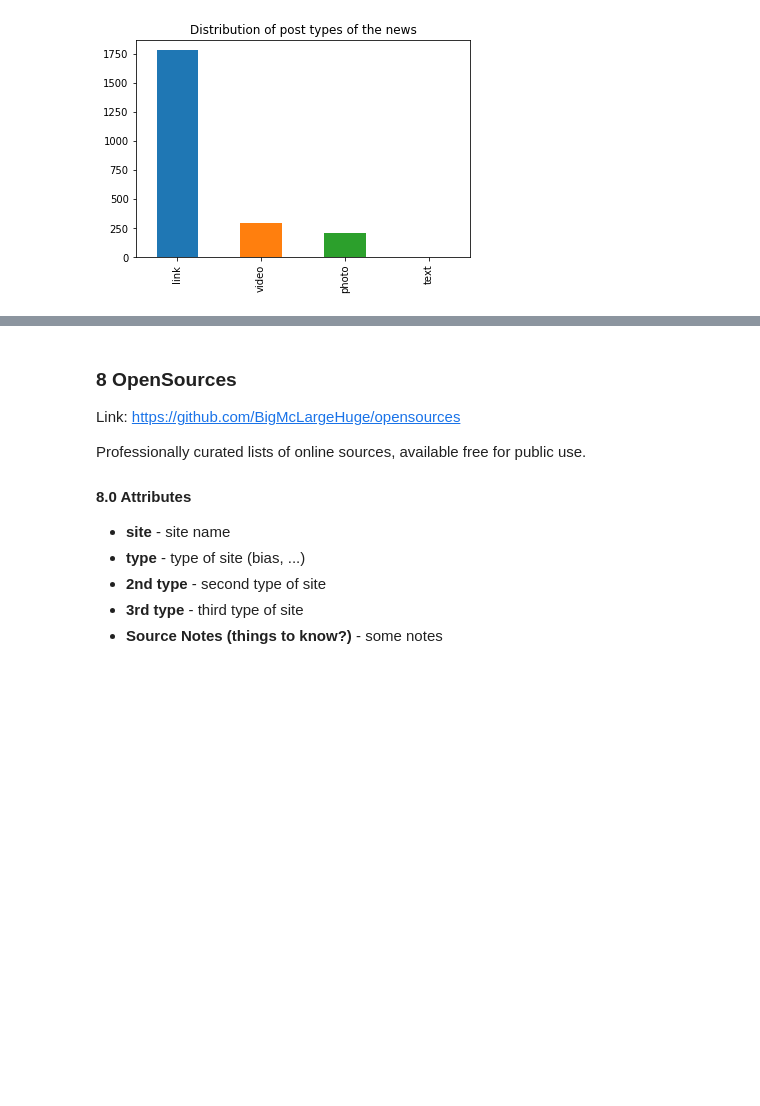
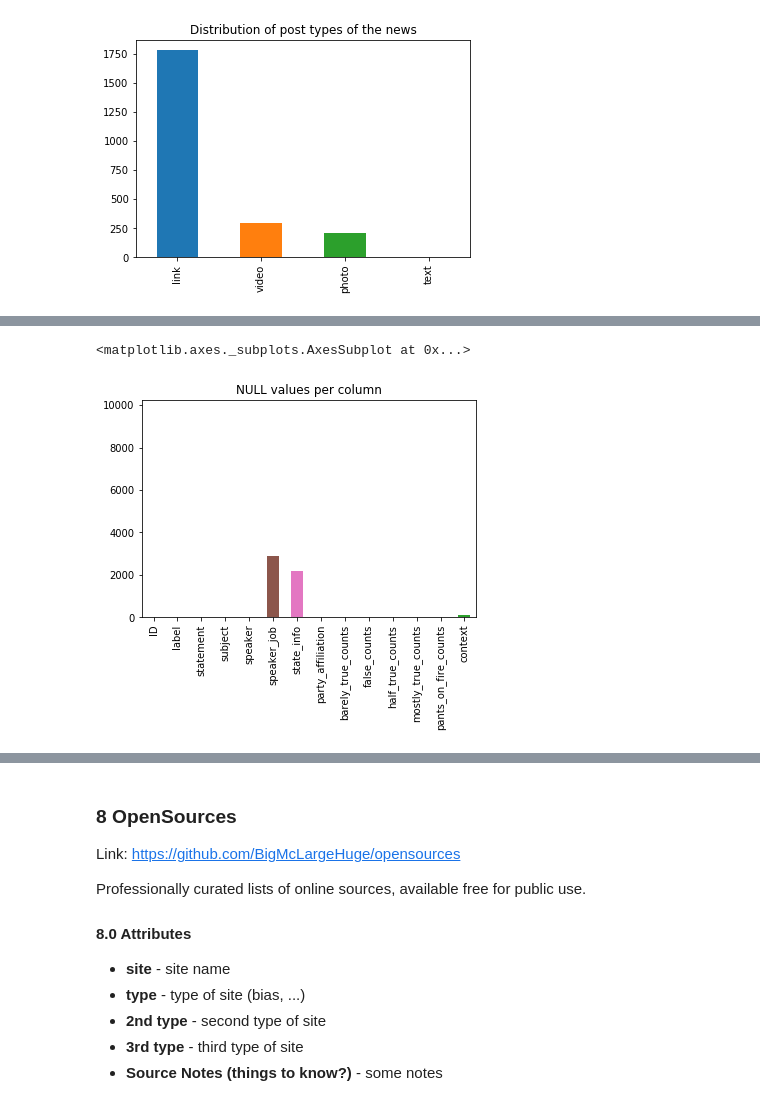
Before and after one commit to pmacinec/fake-news-datasets, a Jupyter notebook: fake_news_datasets.ipynb, the cells around one changed output, grey strips where cells are left out. Cells and saved outputs as stored; diff of their text form; code cells hidden in the pictures; blank space fills up the shorter version.

Commit message:
Add analysis of LIAR dataset

```diff
--- a/fake_news_datasets.ipynb
+++ b/fake_news_datasets.ipynb
@@ -961,0 +932,8 @@ Link: [https://www.cs.ucsb.edu/~william/data/liar_dataset.zip](https://www.cs.uc
+# %%
+# column names
+colnames = ['ID', 'label', 'statement', 'subject', 'speaker', 'speaker_job', 'state_info', 'party_affiliation', 'barely_true_counts', 'false_counts', 'half_true_counts', 'mostly_true_counts', 'pants_on_fire_counts', 'context']
+
+# read data from dataset
+dataset = pd.read_csv('data/liar/train.tsv', sep='\t', header=None, names=colnames)
+dataset_test = pd.read_csv('data/liar/test.tsv', sep='\t', header=None, names=colnames)
+dataset_valid = pd.read_csv('data/liar/valid.tsv', sep='\t', header=None, names=colnames)
@@ -961,0 +1087,5 @@ Link: [https://www.cs.ucsb.edu/~william/data/liar_dataset.zip](https://www.cs.uc
+# %%
+dataset.isnull().sum().plot(kind='bar', ylim=(0, len(dataset)), title='NULL values per column')
+# %% [output]
+<matplotlib.axes._subplots.AxesSubplot at 0x...>
+[figure, added]
```
Also changed, not shown: parts of 60 cells of this notebook.
